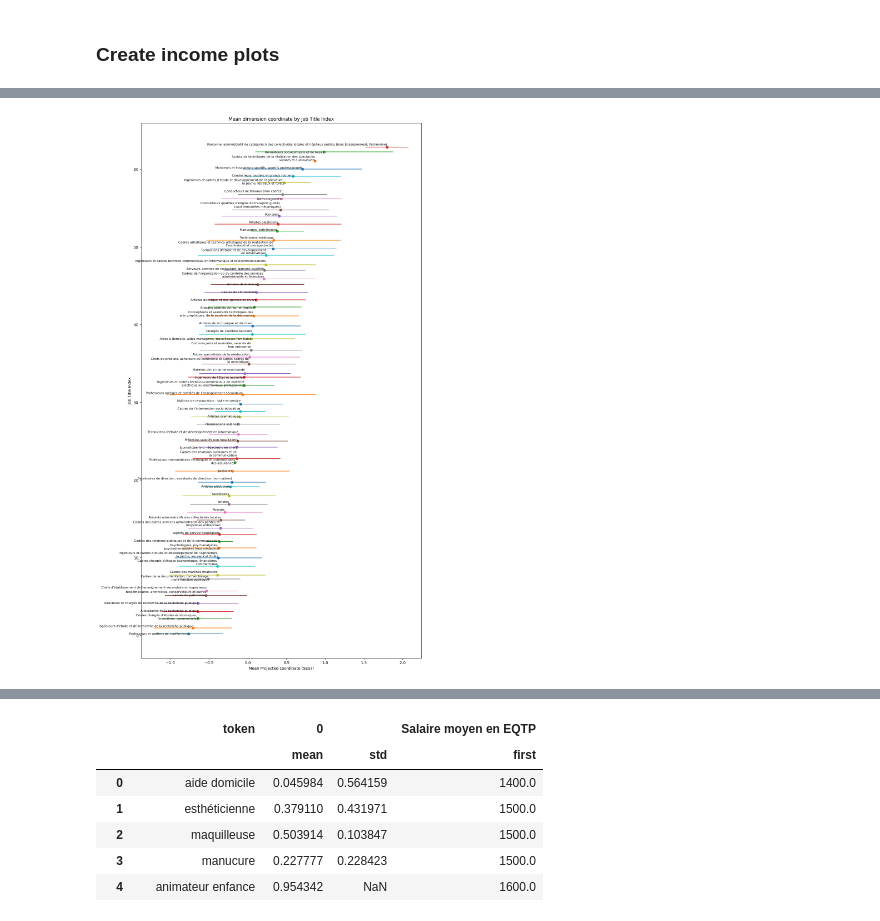
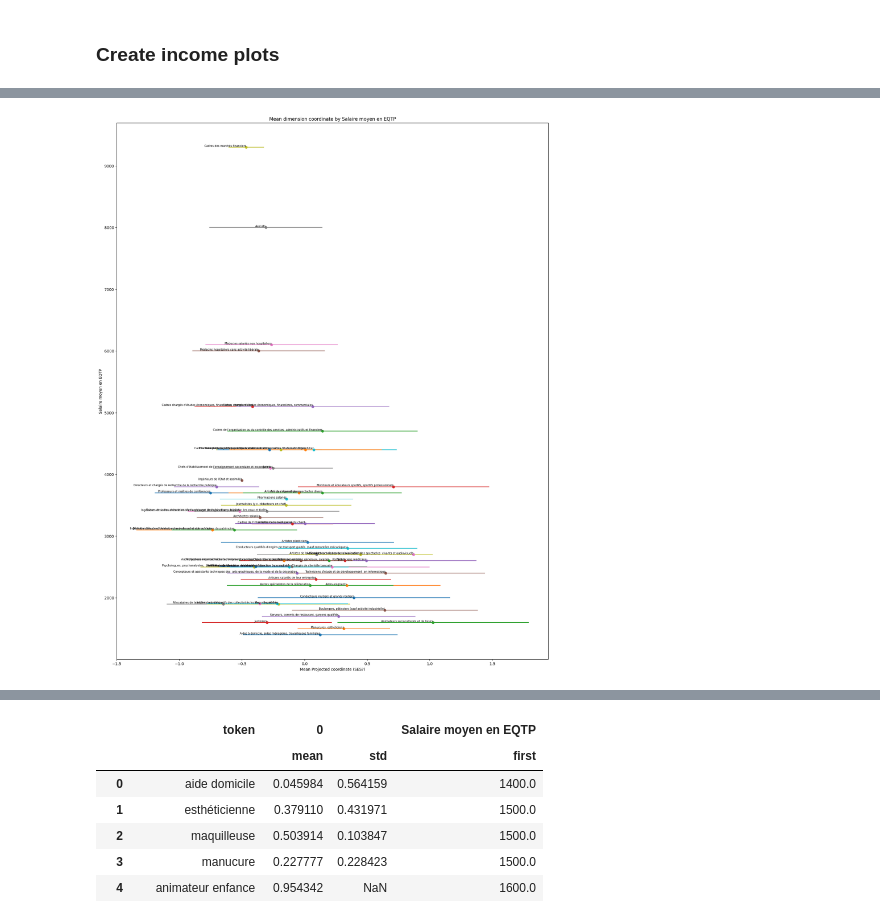
Before and after one commit to livtol99/Liv-Stage---FOCOS-Hand-Over, a Jupyter notebook: Code/Brand Validation/Income_val.ipynb, the cells around one changed output, grey strips where cells are left out. Cells and saved outputs as stored; diff of their text form; code cells hidden in the pictures.

```diff
--- a/Code/Brand Validation/Income_val.ipynb
+++ b/Code/Brand Validation/Income_val.ipynb
@@ -583,0 +357,8 @@ bios_exploded = bios_exploded.merge(job_titles, on='titles', how='left')
+# %%
+#Check for NA in income codes
+na_salaries = onlygreens['Salaire moyen en EQTP'].isna()
+associated_pcs_ese = onlygreens.loc[na_salaries, 'PCS_ESE'].unique()
+print(associated_pcs_ese) #['100x' '352b' '335a' '22d6' '464b']
+
+#remove rows where income is NA
+onlygreens = onlygreens.dropna(subset=['Salaire moyen en EQTP'])
@@ -583,0 +383,9 @@ bios_exploded = bios_exploded.merge(job_titles, on='titles', how='left')
+# %%
+#delete incorrect rows
+# screen_name: SophZSLVSK and jbsintes
+# screen_name: brunosilberman and PCS_ESE: 433a
+onlygreens = onlygreens[~(onlygreens['screen_name'].isin(['SophZSLVSK', 'jbsintes']))]
+onlygreens = onlygreens[~((onlygreens['screen_name'] == 'brunosilberman') & (onlygreens['PCS_ESE'] == '433a'))]
+
+#For the rest of the duplicates, remove keep only the first version
+onlygreens = onlygreens.drop_duplicates(subset=['screen_name'], keep='first')
@@ -583,0 +487,6 @@ bios_exploded = bios_exploded.merge(job_titles, on='titles', how='left')
+# %%
+# Get unique values and their count
+counts = onlygreens['PCS_ESE_name'].value_counts()
+
+# Filter out categories with count less than 50
+filtered = onlygreens[onlygreens['PCS_ESE_name'].isin(counts[counts >= 50].index)]
@@ -586,7 +499,7 @@ import matplotlib.pyplot as plt
 import numpy as np
 
 # Calculate the mean of 'projection' and its standard deviation for each job group
-grouped = bios_exploded.groupby('key_word').agg({'0': ['mean', 'std'], 'PCS_ESE_class': 'first'}).reset_index()
+grouped = filtered.groupby('title').agg({'0': ['mean', 'std']}).reset_index()
 
 # Sort the jobs by the mean SES and reset index
 grouped = grouped.sort_values(('0', 'mean')).reset_index(drop=True)
@@ -604,7 +517,7 @@ for i in range(grouped.shape[0]):
 for i in range(grouped.shape[0]):
     plt.text(grouped[('0', 'mean')][i],
              i,
-             grouped['key_word'][i],
+             grouped['title'][i],
              ha = 'right', va = 'bottom', fontsize=8)  # Adjust fontsize as needed
 
 plt.xlabel('Mean Projected coordinate (SES?)')
@@ -617,33 +539,33 @@ plt.show()
 # %%
 import matplotlib.pyplot as plt
 import numpy as np
 
 # Calculate the mean of 'projection' and its standard deviation for each job group
-grouped = bios_exploded.groupby('PCS_ESE_name').agg({'0': ['mean', 'std'], 'PCS_ESE_class': 'first'}).reset_index()
+grouped = onlygreens.groupby('PCS_ESE_name').agg({'0': ['mean', 'std'], 'Salaire moyen en EQTP': 'first'}).reset_index()
 
-# Sort the jobs by the mean SES and reset index
-grouped = grouped.sort_values(('0', 'mean')).reset_index(drop=True)
-plt.figure(figsize=(13, 25))  # Adjust the size of the figure
+# Sort the jobs by 'Salaire moyen en EQTP' and reset index
+grouped = grouped.sort_values(('Salaire moyen en EQTP', 'first')).reset_index(drop=True)
+plt.figure(figsize=(20, 25))  # Adjust the size of the figure
 
 # Plot error bars for each job with a small random jitter added to the y-coordinates
 for i in range(grouped.shape[0]):
     jitter = np.random.uniform(-0.3, 0.3)  # adjust the range as needed
     plt.errorbar(x=grouped[('0', 'mean')][i],
-                 y=i + jitter,
+                 y=grouped[('Salaire moyen en EQTP', 'first')][i] + jitter,
                  xerr=grouped[('0', 'std')][i],
                  fmt='o')
 
 # Add job labels to each point with reduced text size
 for i in range(grouped.shape[0]):
     plt.text(grouped[('0', 'mean')][i],
-             i,
+             grouped[('Salaire moyen en EQTP', 'first')][i],
              grouped['PCS_ESE_name'][i],
-             ha = 'right', va = 'bottom', fontsize=8)  # Adjust fontsize as needed
+             ha = 'right', va = 'bottom', fontsize=7)  # Adjust fontsize as needed
 
 plt.xlabel('Mean Projected coordinate (SES?)')
-plt.ylabel('Job Title Index')
-plt.title('Mean dimension coordinate by Job Title Index')
+plt.ylabel('Salaire moyen en EQTP')
+plt.title('Mean dimension coordinate by Salaire moyen en EQTP')
 
 plt.show()
 # %% [output]
-[figure, old version]
+[figure, new version]
```
Also changed, not shown: parts of 31 cells of this notebook.
